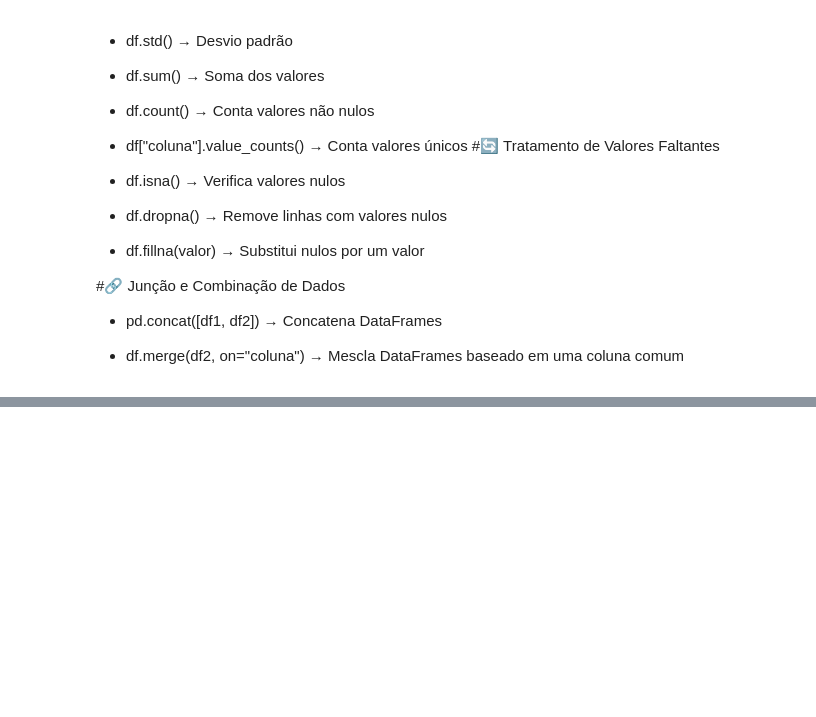
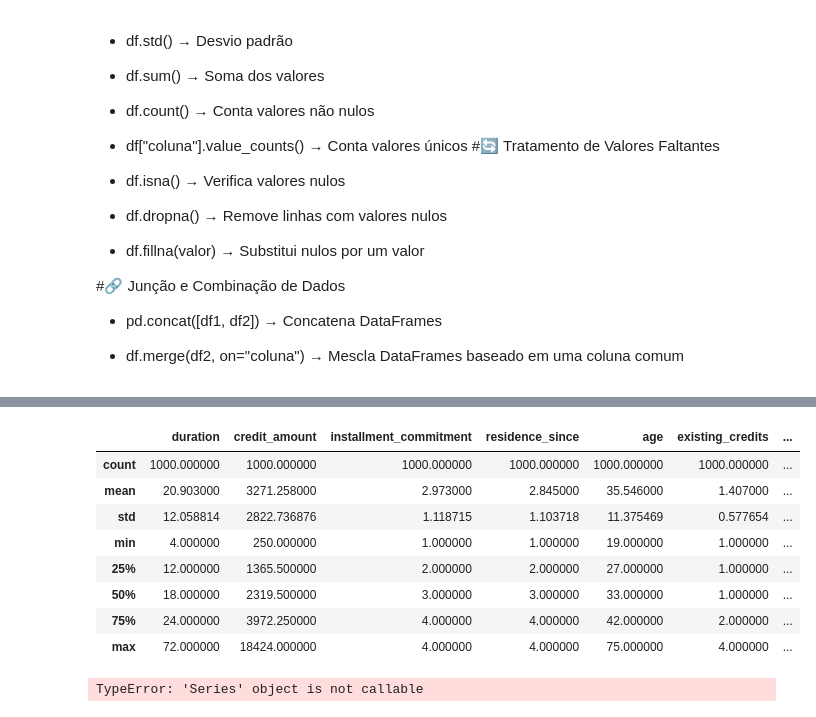
Before and after one commit to IagodFarias/Machine-Learning, a Jupyter notebook: Numpy_Estudo.ipynb, the cells around one changed output, grey strips where cells are left out. Saved outputs shown, nothing was run; the diff lists cells and outputs as text; code cells hidden in the pictures; blank space fills up the shorter version.

```diff
--- a/Numpy_Estudo.ipynb
+++ b/Numpy_Estudo.ipynb
@@ -155,3 +155,5 @@ dtype: float64
 - pd.concat([df1, df2]) → Concatena DataFrames
 
 - df.merge(df2, on="coluna") → Mescla DataFrames baseado em uma coluna comum
+# %%
+df = pd.read_csv("/content/Credit.csv")
@@ -157,0 +190,16 @@ dtype: float64
+# %%
+df.describe()
+# %% [output]
+|  | duration | credit_amount | installment_commitment | residence_since | age | existing_credits | ... |
+| count | 1000.000000 | 1000.000000 | 1000.000000 | 1000.000000 | 1000.000000 | 1000.000000 | ... |
+| mean | 20.903000 | 3271.258000 | 2.973000 | 2.845000 | 35.546000 | 1.407000 | ... |
+| std | 12.058814 | 2822.736876 | 1.118715 | 1.103718 | 11.375469 | 0.577654 | ... |
+| min | 4.000000 | 250.000000 | 1.000000 | 1.000000 | 19.000000 | 1.000000 | ... |
+| 25% | 12.000000 | 1365.500000 | 2.000000 | 2.000000 | 27.000000 | 1.000000 | ... |
+| 50% | 18.000000 | 2319.500000 | 3.000000 | 3.000000 | 33.000000 | 1.000000 | ... |
+| 75% | 24.000000 | 3972.250000 | 4.000000 | 4.000000 | 42.000000 | 2.000000 | ... |
+| max | 72.000000 | 18424.000000 | 4.000000 | 4.000000 | 75.000000 | 4.000000 | ... |
+# %%
+df.duration()
+# %% [output]
+TypeError: 'Series' object is not callable
```
Also changed, not shown: parts of 2 cells of this notebook.
